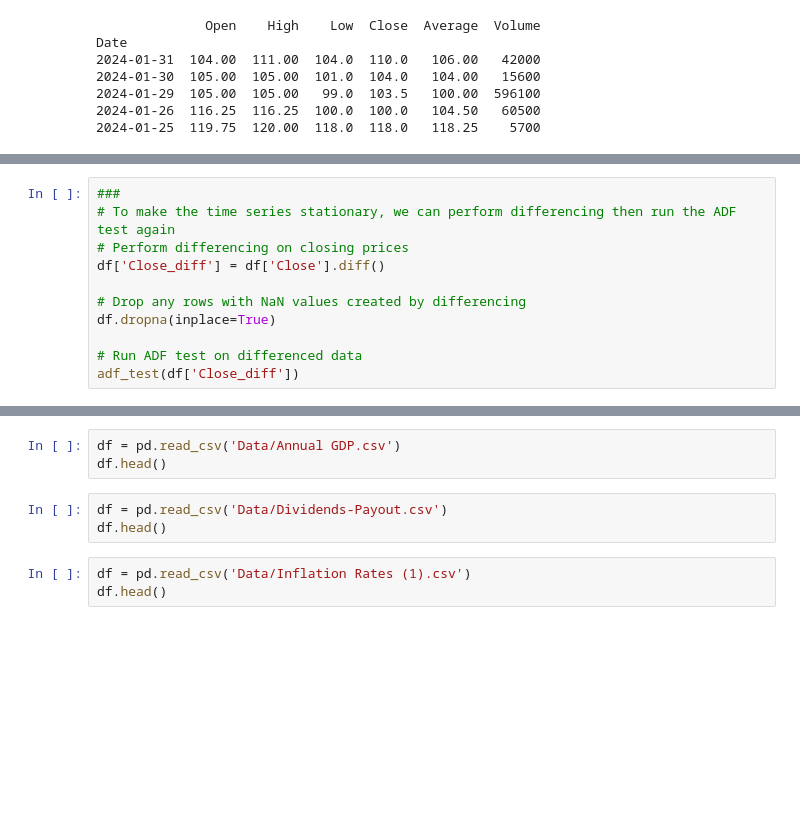
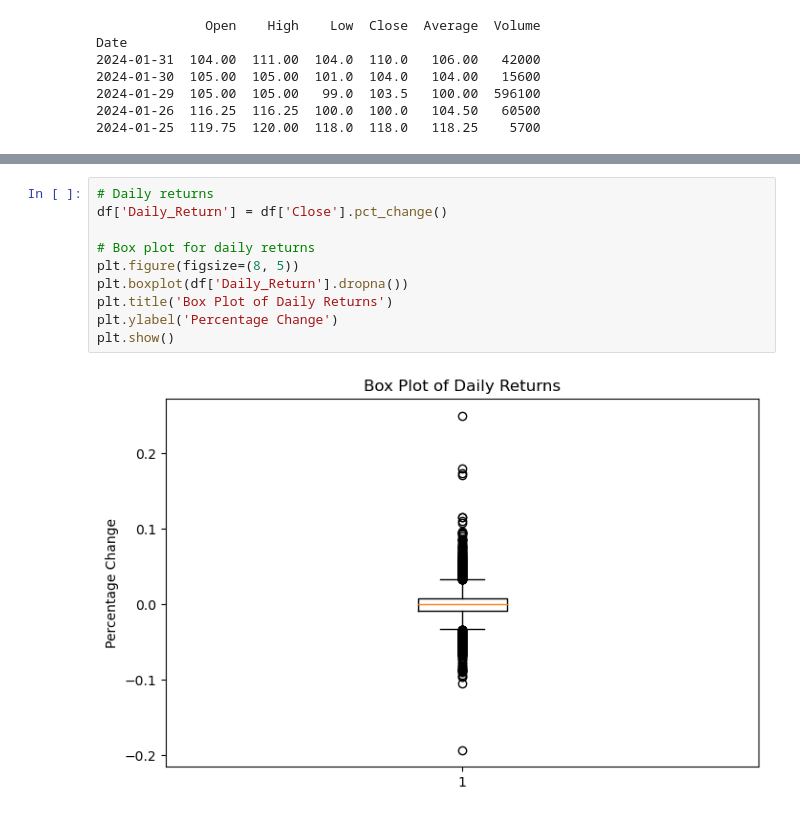
Before and after one commit to derak-isaack/dsc-capstone-project_finale, a Jupyter notebook: main.ipynb, the cells around one changed output, grey strips where cells are left out. Saved outputs shown, nothing was run; the diff lists cells and outputs as text; blank space fills up the shorter version.

```diff
--- a/main.ipynb
+++ b/main.ipynb
@@ -100,11 +128,0 @@ dtype: int64
-# %%
-###
-# To make the time series stationary, we can perform differencing then run the ADF test again
-# Perform differencing on closing prices
-df['Close_diff'] = df['Close'].diff()
-
-# Drop any rows with NaN values created by differencing
-df.dropna(inplace=True)
-
-# Run ADF test on differenced data
-adf_test(df['Close_diff'])
@@ -248,9 +129,12 @@ ValueError: x and y must have same first dimension, but have shapes (4317,) and
-# %%
-df = pd.read_csv('Data/Annual GDP.csv')
-df.head()
-# %%
-df = pd.read_csv('Data/Dividends-Payout.csv')
-df.head()
-# %%
-df = pd.read_csv('Data/Inflation Rates (1).csv')
-df.head()
+# %%
+# Daily returns
+df['Daily_Return'] = df['Close'].pct_change()
+
+# Box plot for daily returns
+plt.figure(figsize=(8, 5))
+plt.boxplot(df['Daily_Return'].dropna())
+plt.title('Box Plot of Daily Returns')
+plt.ylabel('Percentage Change')
+plt.show()
+# %% [output]
+[figure, added]
```
Also changed, not shown: parts of 24 cells of this notebook.
